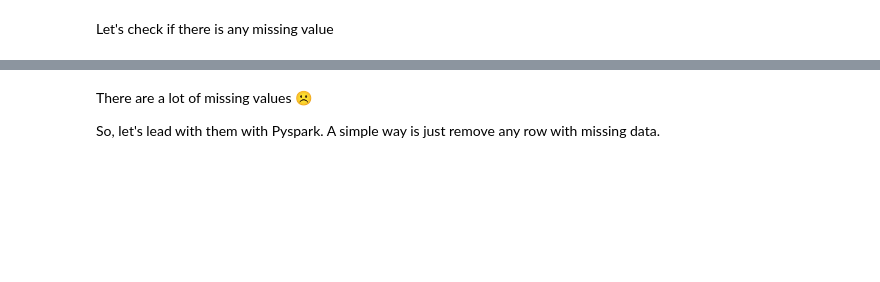
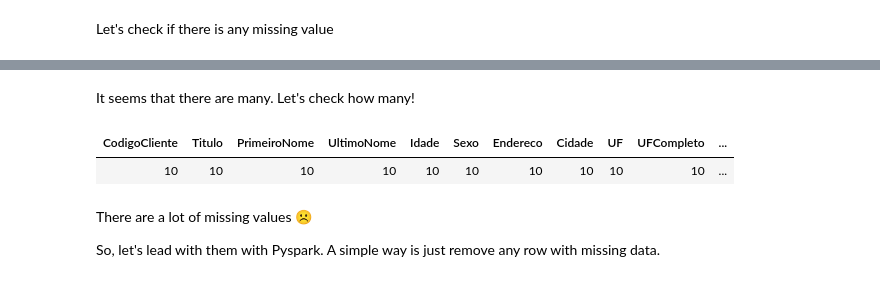
Before and after one commit to lfbraz/azure-data-science-e2e, a Jupyter notebook: labs/lab-0/notebooks/simple-etl-with-spark.ipynb, the cells around one changed output, grey strips where cells are left out. Cells and saved outputs as stored; diff of their text form; code cells hidden in the pictures; blank space fills up the shorter version.

Commit message:
Lab 0: Complementing with how many missing values

```diff
--- a/labs/lab-0/notebooks/simple-etl-with-spark.ipynb
+++ b/labs/lab-0/notebooks/simple-etl-with-spark.ipynb
@@ -1,10 +1,10 @@
 # %% [markdown]
 ##Load data from DBFS
 # %%
-from pyspark.sql.functions import split, col, length
+from pyspark.sql.functions import split, col, length, when, count
 
 # File location and type
-file_location = "/FileStore/tables/dados_clientes-1.csv"
+file_location = "/FileStore/tables/dados_clientes.csv"
 file_type = "csv"
 
 # CSV options
@@ -67,6 +72,13 @@ limit 5
 | null | null | null | null | null | null | null | null | null | null | ... |
 | 24 | Sr. | Joao | Barbosa | 44 | Masculino | Rua Padre Diogo Antônio Feijó 1984 | Pindamonhangaba | SP | São Paulo | ... |
 | null | null | null | null | null | null | null | null | null | null | ... |
+# %% [markdown]
+It seems that there are many. Let's check how many!
+# %%
+display(Customer.select([count(when(col(c).isNull(), c)).alias(c) for c in Customer.columns]))
+# %% [output]
+| CodigoCliente | Titulo | PrimeiroNome | UltimoNome | Idade | Sexo | Endereco | Cidade | UF | UFCompleto | ... |
+| 10 | 10 | 10 | 10 | 10 | 10 | 10 | 10 | 10 | 10 | ... |
 # %% [markdown]
 There are a lot of missing values ☹
 
```
Also changed, not shown: parts of 3 cells of this notebook.
